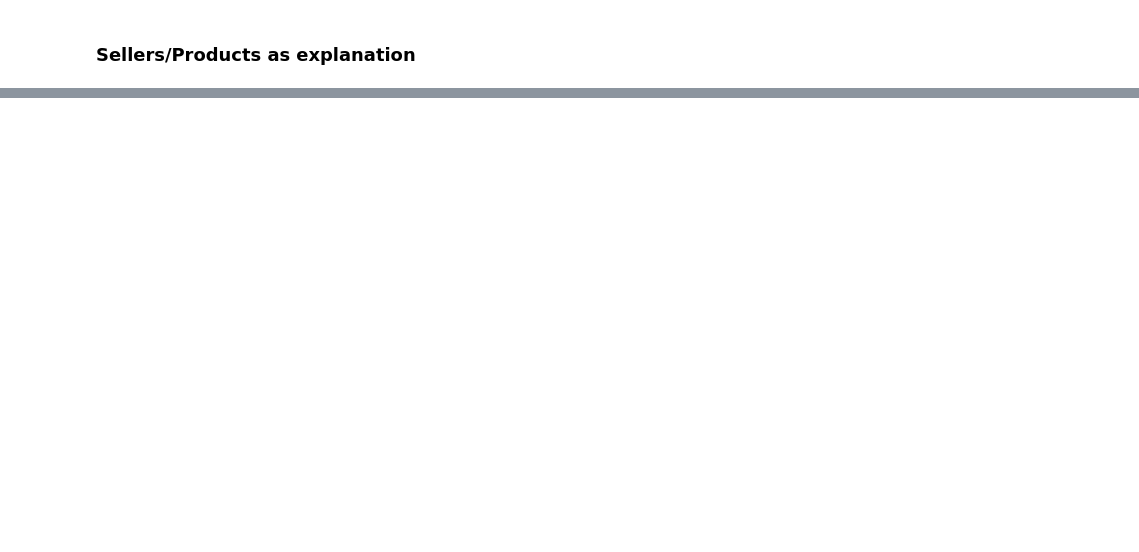
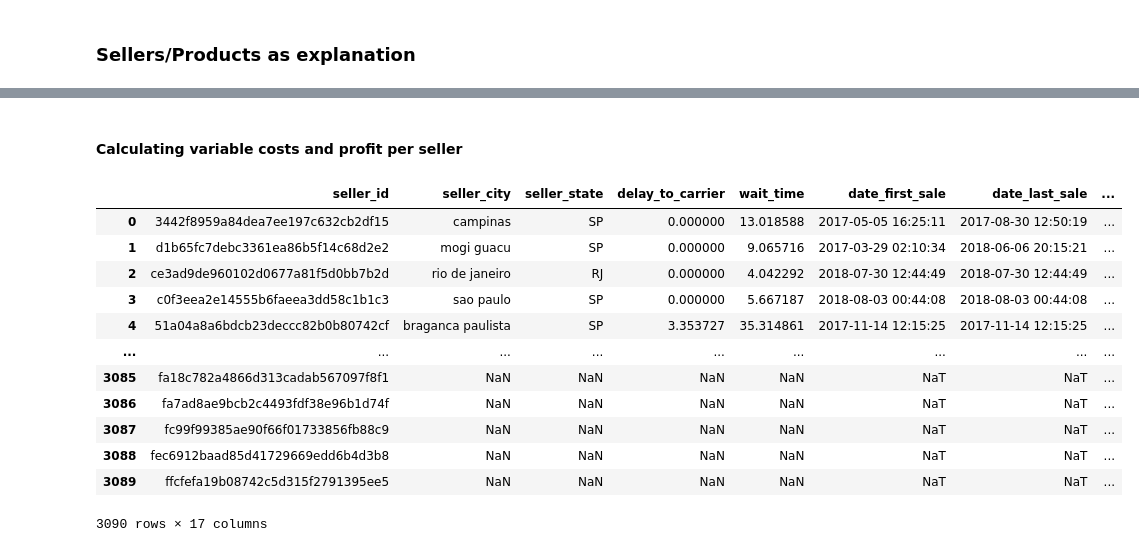
Before and after one commit to DucVanNgo/olist, a Jupyter notebook: notebooks/Data Exploration.ipynb, the cells around one changed output, grey strips where cells are left out. Drawn from its saved outputs; the diff is of its cells as text; code cells hidden in the pictures; blank space fills up the shorter version.

Commit message:
Updated with product/seller section

```diff
--- a/notebooks/Data Exploration.ipynb
+++ b/notebooks/Data Exploration.ipynb
@@ -188,4 +427,4 @@ reviews_orderdetails_merge
 # %%
 reviews_orderdetails_merge["review_cost"] = reviews_orderdetails_merge["review_score"].map(lambda x: cost_reviews_dict[x])
-cost_reviews_df = reviews_orderdetails_merge.groupby("seller_id").sum().reset_index()[["seller_id","review_cost"]]
+cost_reviews_df = reviews_orderdetails_merge.groupby("seller_id").agg({'review_cost': 'sum', 'order_id': 'count'}).reset_index()[["seller_id","review_cost", "order_id"]]
 cost_reviews_df
@@ -191,0 +461,22 @@ cost_reviews_df
+# %% [markdown]
+#### Calculating variable costs and profit per seller
+# %%
+seller_profit = Seller().get_training_data().copy()
+seller_profit = seller_profit.merge(cost_reviews_df, on="seller_id", how="outer")
+seller_profit["revenues"] = seller_profit["sales"]*0.1+80*seller_profit["months_on_olist"]
+# %%
+seller_profit
+# %% [output]
+|  | seller_id | seller_city | seller_state | delay_to_carrier | wait_time | date_first_sale | date_last_sale | ... |
+| 0 | 3442f8959a84dea7ee197c632cb2df15 | campinas | SP | 0.000000 | 13.018588 | 2017-05-05 16:25:11 | 2017-08-30 12:50:19 | ... |
+| 1 | d1b65fc7debc3361ea86b5f14c68d2e2 | mogi guacu | SP | 0.000000 | 9.065716 | 2017-03-29 02:10:34 | 2018-06-06 20:15:21 | ... |
+| 2 | ce3ad9de960102d0677a81f5d0bb7b2d | rio de janeiro | RJ | 0.000000 | 4.042292 | 2018-07-30 12:44:49 | 2018-07-30 12:44:49 | ... |
+| 3 | c0f3eea2e14555b6faeea3dd58c1b1c3 | sao paulo | SP | 0.000000 | 5.667187 | 2018-08-03 00:44:08 | 2018-08-03 00:44:08 | ... |
+| 4 | 51a04a8a6bdcb23deccc82b0b80742cf | braganca paulista | SP | 3.353727 | 35.314861 | 2017-11-14 12:15:25 | 2017-11-14 12:15:25 | ... |
+| ... | ... | ... | ... | ... | ... | ... | ... | ... |
+| 3085 | fa18c782a4866d313cadab567097f8f1 | NaN | NaN | NaN | NaN | NaT | NaT | ... |
+| 3086 | fa7ad8ae9bcb2c4493fdf38e96b1d74f | NaN | NaN | NaN | NaN | NaT | NaT | ... |
+| 3087 | fc99f99385ae90f66f01733856fb88c9 | NaN | NaN | NaN | NaN | NaT | NaT | ... |
+| 3088 | fec6912baad85d41729669edd6b4d3b8 | NaN | NaN | NaN | NaN | NaT | NaT | ... |
+| 3089 | ffcfefa19b08742c5d315f2791395ee5 | NaN | NaN | NaN | NaN | NaT | NaT | ... |
+3090 rows × 17 columns
```
Also changed, not shown: parts of 27 cells of this notebook, 10 other files.
